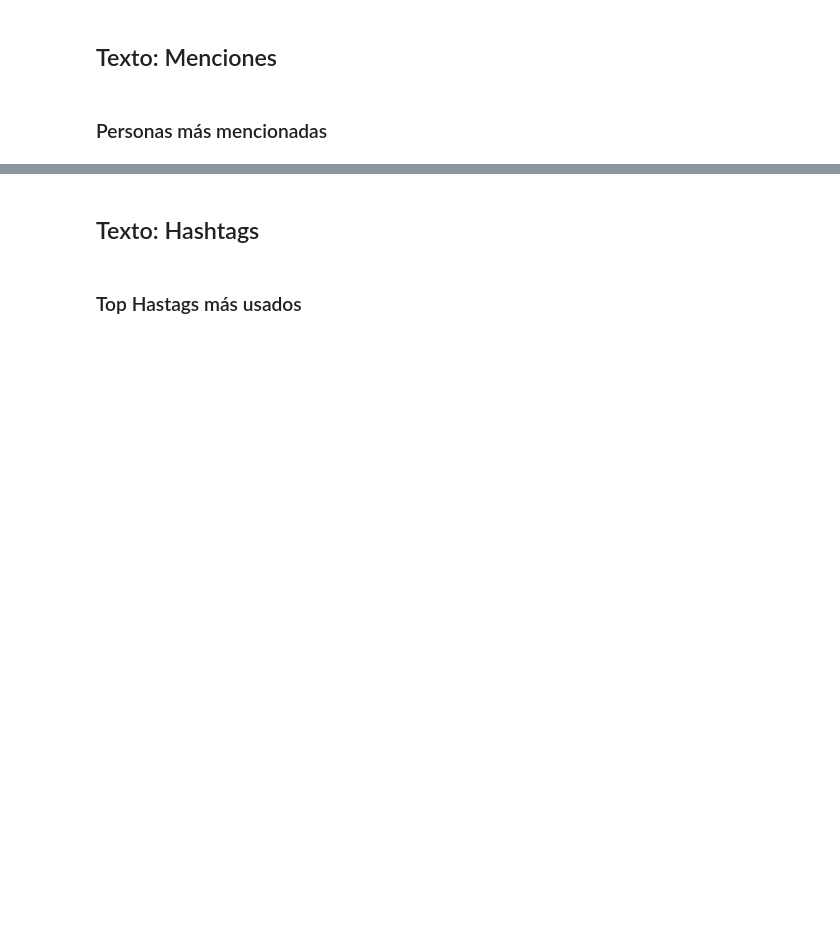
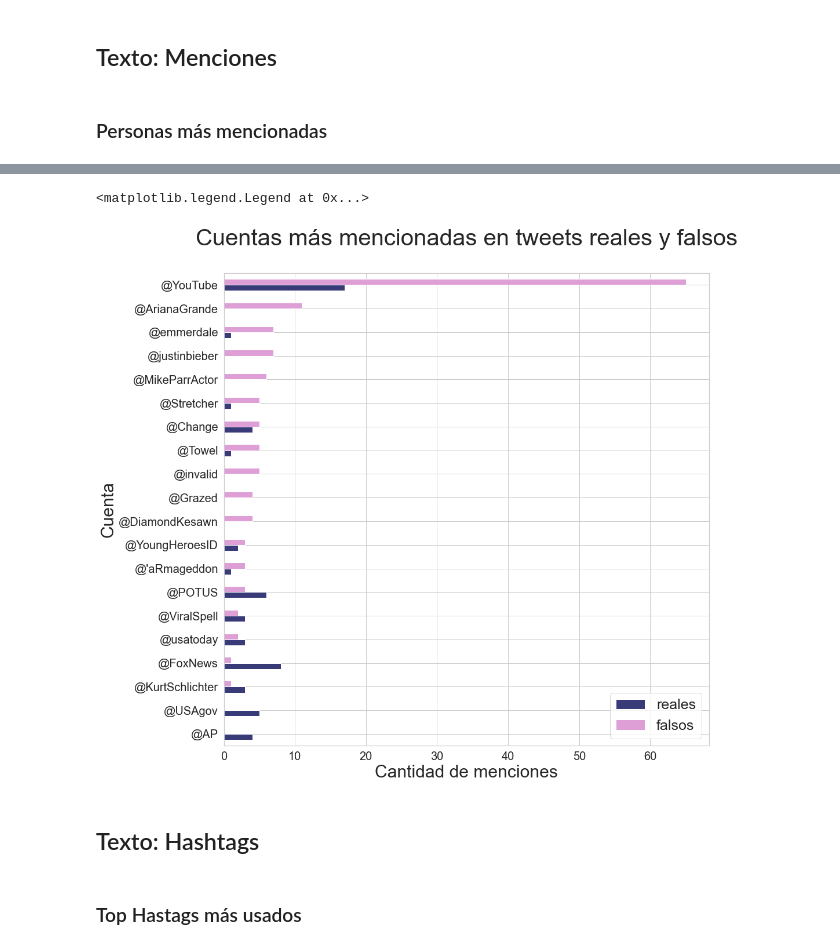
Before and after one commit to milemarchese/OrganizacionDeDatos, a Jupyter notebook: Análisis Exploratorio.ipynb, the cells around one changed output, grey strips where cells are left out. Drawn from its saved outputs; the diff is of its cells as text; code cells hidden in the pictures; blank space fills up the shorter version.

```diff
--- a/Análisis Exploratorio.ipynb
+++ b/Análisis Exploratorio.ipynb
@@ -411,3 +548,13 @@ ax.set_xlabel('Account')
+# %%
+ax = mentions_grouped.sort_values(by=['fake']).loc[:, ['real', 'fake']].plot(kind='barh', figsize=(15, 15), colormap='tab20b')
+ax.set_title('Cuentas más mencionadas en tweets reales y falsos\n', fontsize=40)
+ax.set_ylabel('Cuenta', fontsize=30)
+ax.set_xlabel('Cantidad de menciones', fontsize=30)
+ax.tick_params(labelsize=20)
+ax.legend(labels=['reales', 'falsos'], fontsize=25)
+# %% [output]
+<matplotlib.legend.Legend at 0x...>
+[figure, added]
 # %% [markdown]
 ## Texto: Hashtags
 # %% [markdown]
```
Also changed, not shown: parts of 102 cells of this notebook, 8 other files.
